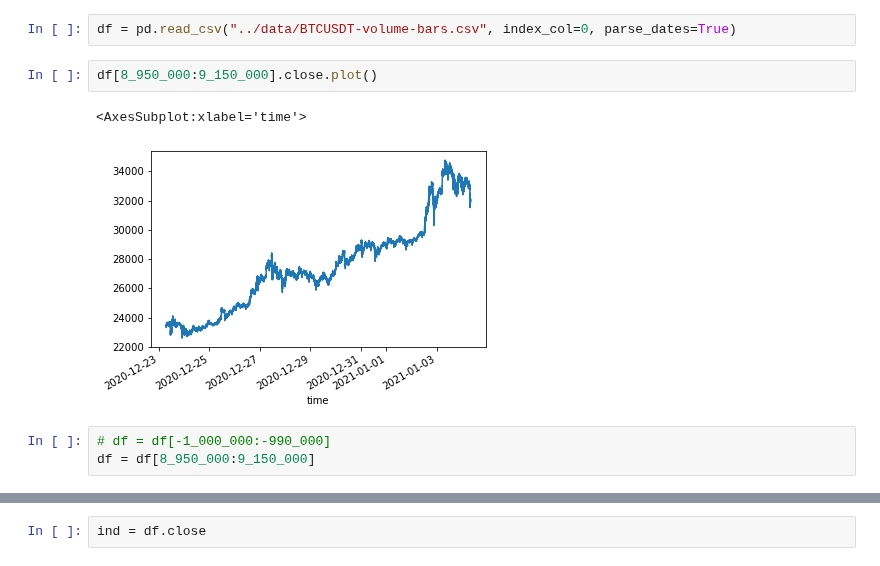
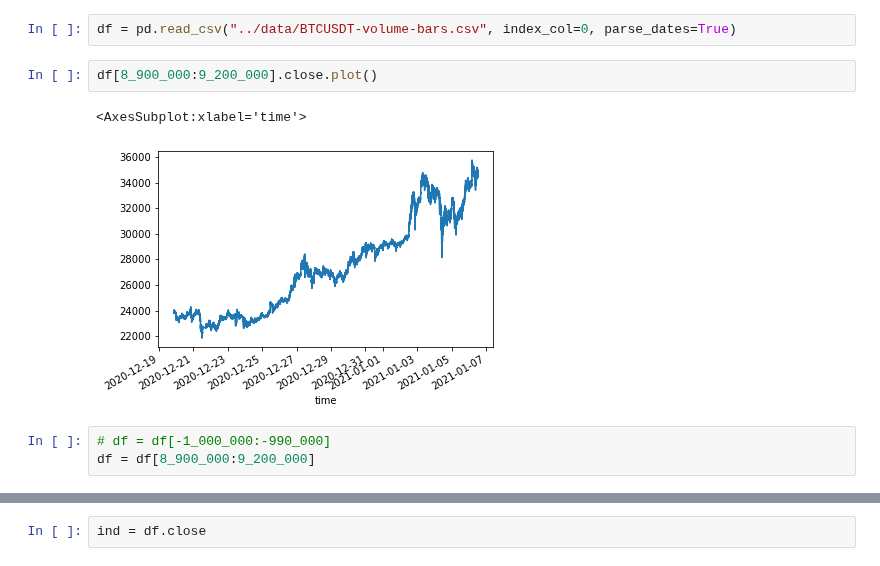
Before and after one commit to sunnymnie/bitcoin-printer, a Jupyter notebook: 5-fractionally-differentiated-features/stationery-optimizer.ipynb, the cells around one changed output, grey strips where cells are left out. Saved outputs shown, nothing was run; the diff lists cells and outputs as text.

```diff
--- a/5-fractionally-differentiated-features/stationery-optimizer.ipynb
+++ b/5-fractionally-differentiated-features/stationery-optimizer.ipynb
@@ -17,13 +17,13 @@ from multiprocess import mp_pandas_obj
 # %%
 df = pd.read_csv("../data/BTCUSDT-volume-bars.csv", index_col=0, parse_dates=True)
 # %%
-df[8_950_000:9_150_000].close.plot()
+df[8_900_000:9_200_000].close.plot()
 # %% [output]
 <AxesSubplot:xlabel='time'>
-[figure, old version]
+[figure, new version]
 # %%
 # df = df[-1_000_000:-990_000]
-df = df[8_950_000:9_150_000]
+df = df[8_900_000:9_200_000]
 # %%
 df
 # %% [output]
```
Also changed, not shown: parts of 3 cells of this notebook, 6 other files.
